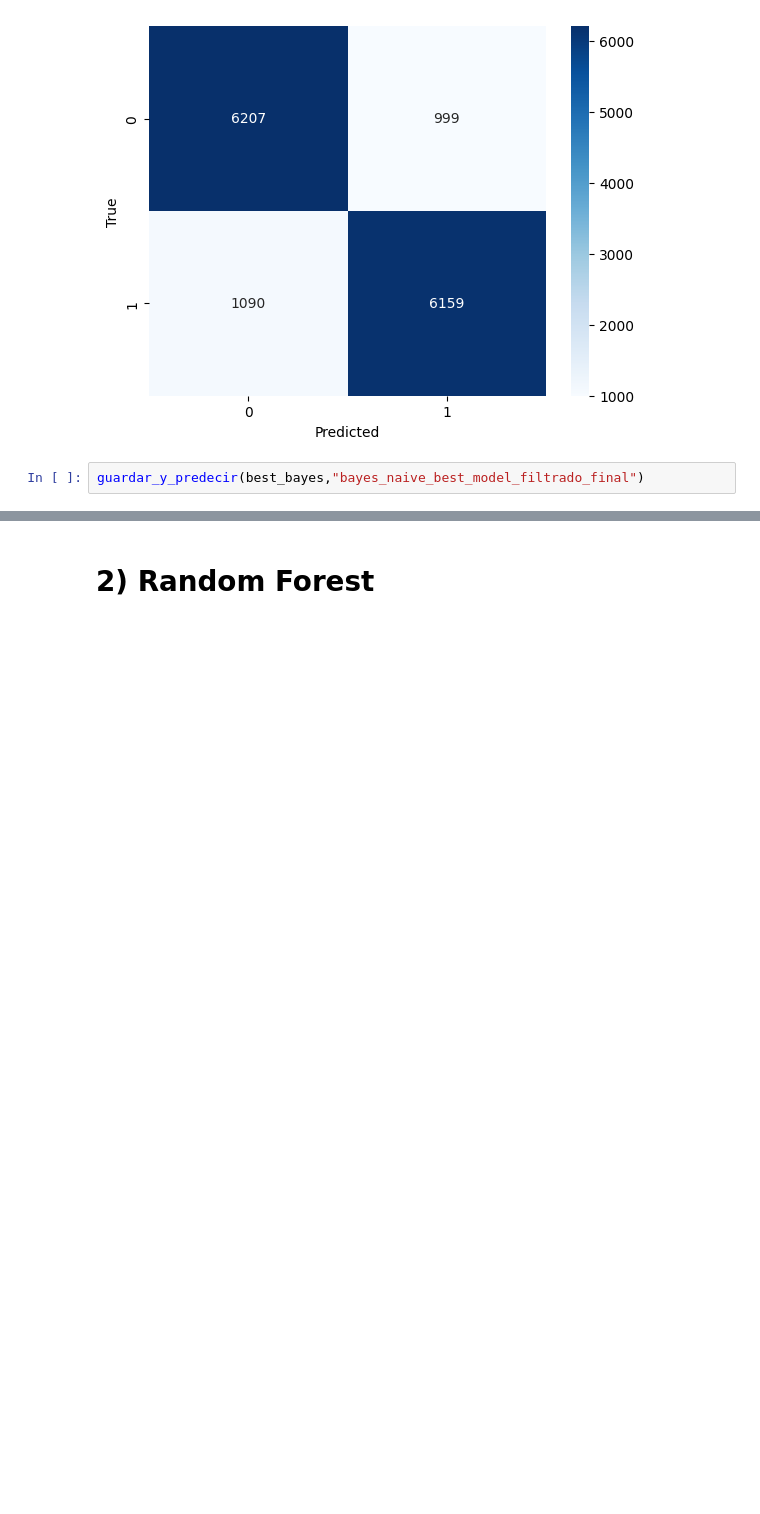
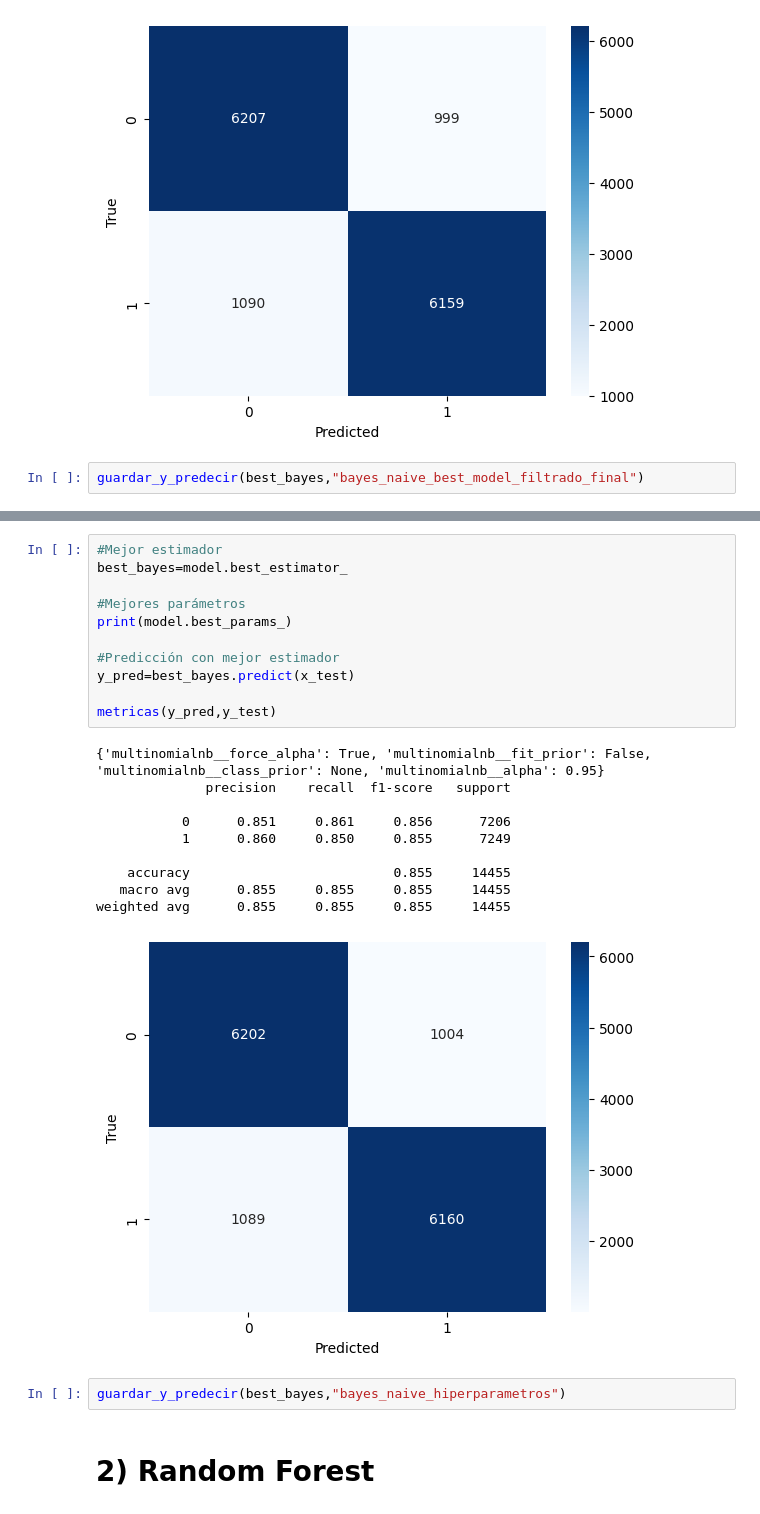
Before and after one commit to FaCu97/7506R-1C2023-GRUPO11, a Jupyter notebook: TP2/7506R_TP2_GRUPO11_N2.ipynb, the cells around one changed output, grey strips where cells are left out. Drawn from its saved outputs; the diff is of its cells as text; blank space fills up the shorter version.

```diff
--- a/TP2/7506R_TP2_GRUPO11_N2.ipynb
+++ b/TP2/7506R_TP2_GRUPO11_N2.ipynb
@@ -161,3 +266,27 @@ guardar_y_predecir(best_bayes,"bayes_naive_best_model_filtrado_final")
+# %%
+#Mejor estimador
+best_bayes=model.best_estimator_
+
+#Mejores parámetros
+print(model.best_params_)
+
+#Predicción con mejor estimador
+y_pred=best_bayes.predict(x_test)
+
+metricas(y_pred,y_test)
+# %% [output]
+{'multinomialnb__force_alpha': True, 'multinomialnb__fit_prior': False, 'multinomialnb__class_prior': None, 'multinomialnb__alpha': 0.95}
+              precision    recall  f1-score   support
+
+           0      0.851     0.861     0.856      7206
+           1      0.860     0.850     0.855      7249
+
+    accuracy                          0.855     14455
+   macro avg      0.855     0.855     0.855     14455
+weighted avg      0.855     0.855     0.855     14455
+[figure, added]
+# %%
+guardar_y_predecir(best_bayes,"bayes_naive_hiperparametros")
 # %% [markdown]
 # 2) Random Forest
 # %%
```
Also changed, not shown: parts of 23 cells of this notebook, 7 other files.
